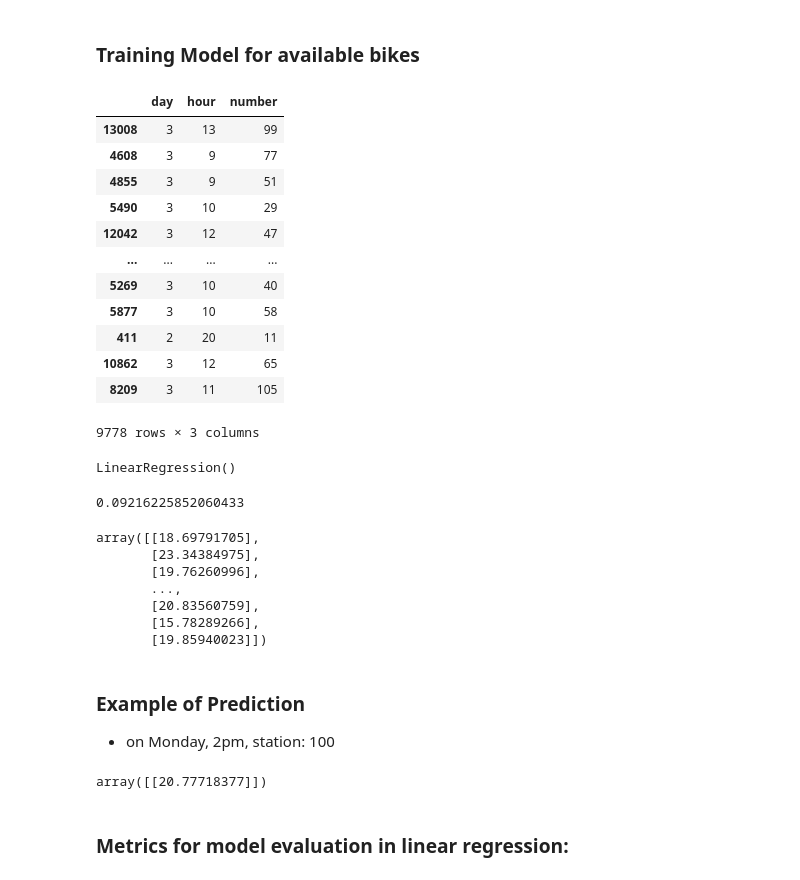
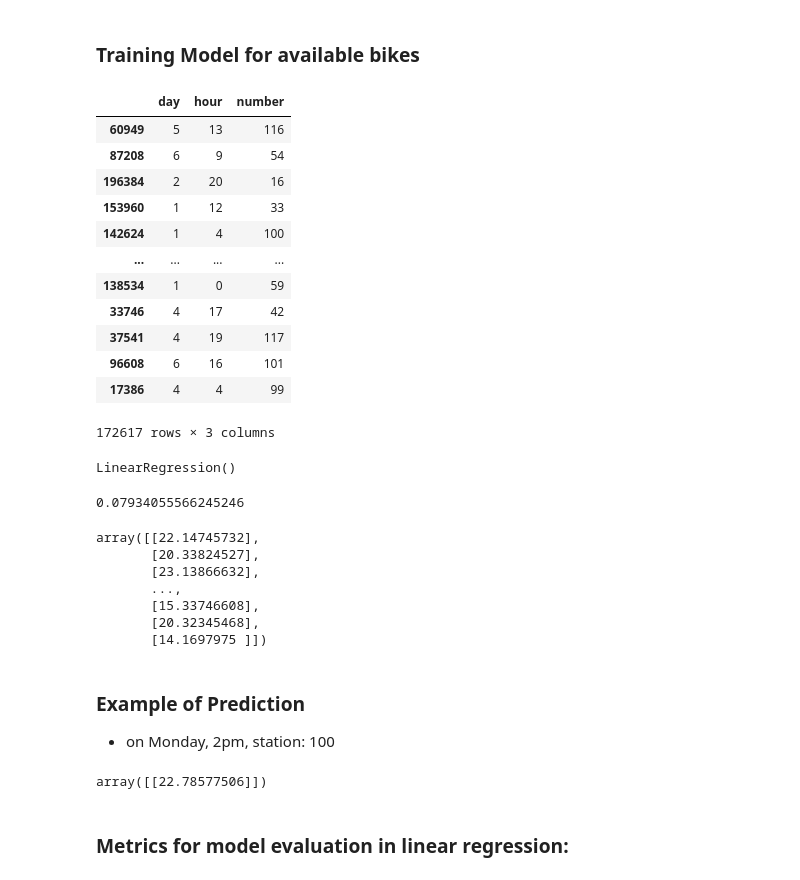
Before and after one commit to Gus1616/Dublin_bikes_project, a Jupyter notebook: Machine_learning/Predictions_Dublin_BikesApp.ipynb, the cells around one changed output. Cells and saved outputs as stored; diff of their text form; code cells hidden in the pictures.

```diff
--- a/Machine_learning/Predictions_Dublin_BikesApp.ipynb
+++ b/Machine_learning/Predictions_Dublin_BikesApp.ipynb
@@ -322,25 +305,25 @@ df_new
 # %%
 train_feature = ["day","hour","number"]
 target_feature1 = ['available_bikes']
 
-train = df_new[train_feature]
-target = df_new[target_feature1]
+train = df_avail[train_feature]
+target = df_avail[target_feature1]
 Xtrain,Xtest,Ytrain,Ytest = train_test_split(train,target,test_size=0.3)
 Xtrain
 # %% [output]
 |  | day | hour | number |
-| 13008 | 3 | 13 | 99 |
-| 4608 | 3 | 9 | 77 |
-| 4855 | 3 | 9 | 51 |
-| 5490 | 3 | 10 | 29 |
-| 12042 | 3 | 12 | 47 |
+| 60949 | 5 | 13 | 116 |
+| 87208 | 6 | 9 | 54 |
+| 196384 | 2 | 20 | 16 |
+| 153960 | 1 | 12 | 33 |
+| 142624 | 1 | 4 | 100 |
 | ... | ... | ... | ... |
-| 5269 | 3 | 10 | 40 |
-| 5877 | 3 | 10 | 58 |
-| 411 | 2 | 20 | 11 |
-| 10862 | 3 | 12 | 65 |
-| 8209 | 3 | 11 | 105 |
+| 138534 | 1 | 0 | 59 |
+| 33746 | 4 | 17 | 42 |
+| 37541 | 4 | 19 | 117 |
+| 96608 | 6 | 16 | 101 |
+| 17386 | 4 | 4 | 99 |
-9778 rows × 3 columns
+172617 rows × 3 columns
 # %%
 LR = LinearRegression()
 LR.fit(Xtrain,Ytrain)
@@ -349,18 +332,18 @@ LinearRegression()
 # %%
 LR.score(Xtest,Ytest)
 # %% [output]
-0.09216225852060433
+0.07934055566245246
 # %%
 y_prediction =  LR.predict(Xtest)
 y_prediction
 # %% [output]
-array([[18.69791705],
-       [23.34384975],
-       [19.76260996],
+array([[22.14745732],
+       [20.33824527],
+       [23.13866632],
        ...,
-       [20.83560759],
-       [15.78289266],
-       [19.85940023]])
+       [15.33746608],
+       [20.32345468],
+       [14.1697975 ]])
 # %% [markdown]
 ### Example of Prediction
 
@@ -368,7 +351,7 @@ array([[18.69791705],
 # %%
 LR.predict([[1, 14, 100]])
 # %% [output]
-array([[20.77718377]])
+array([[22.78577506]])
 # %% [markdown]
 ### Metrics for model evaluation in linear regression:
 # %% [markdown]
```
Also changed, not shown: parts of 35 cells of this notebook.
